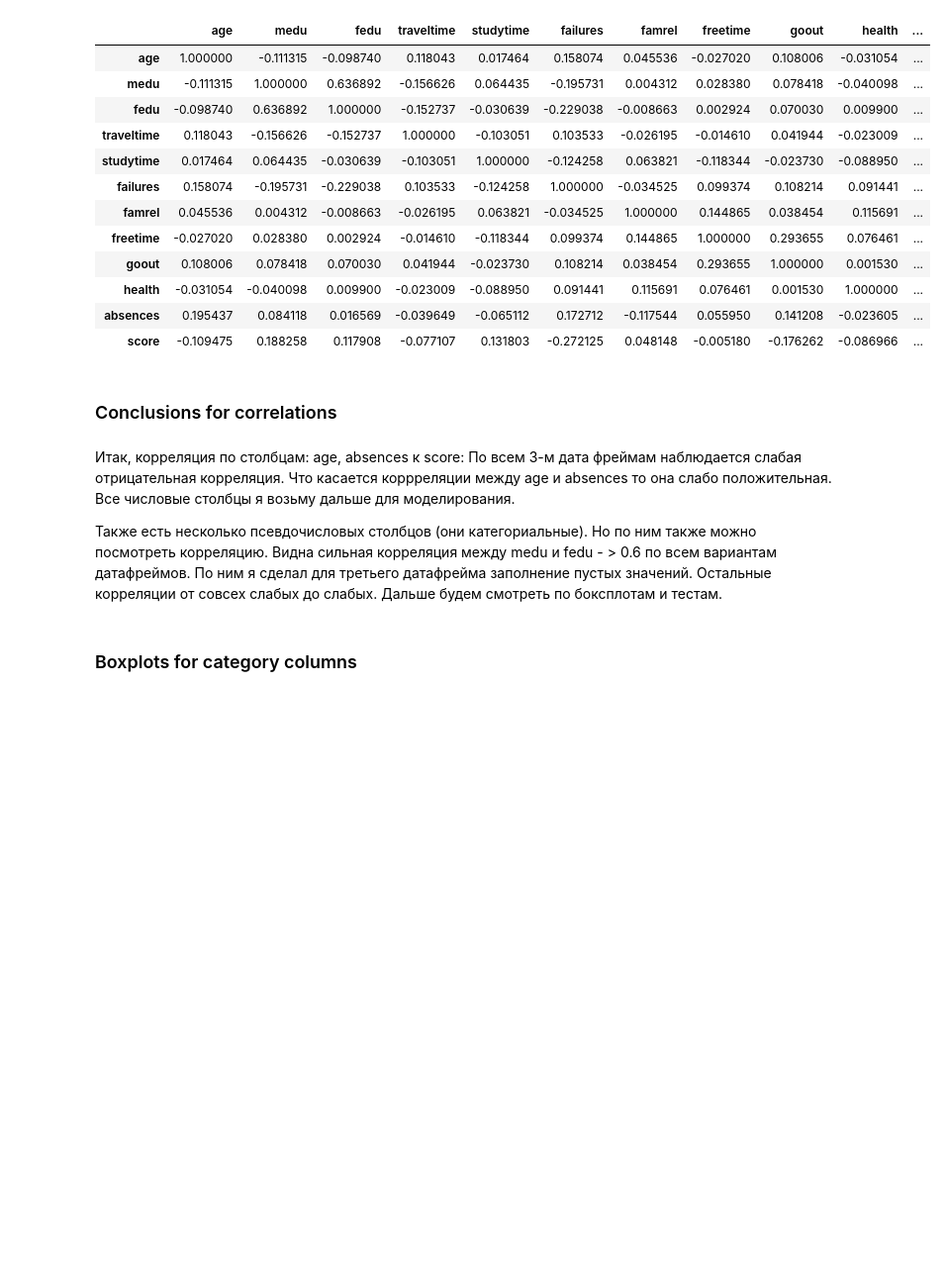
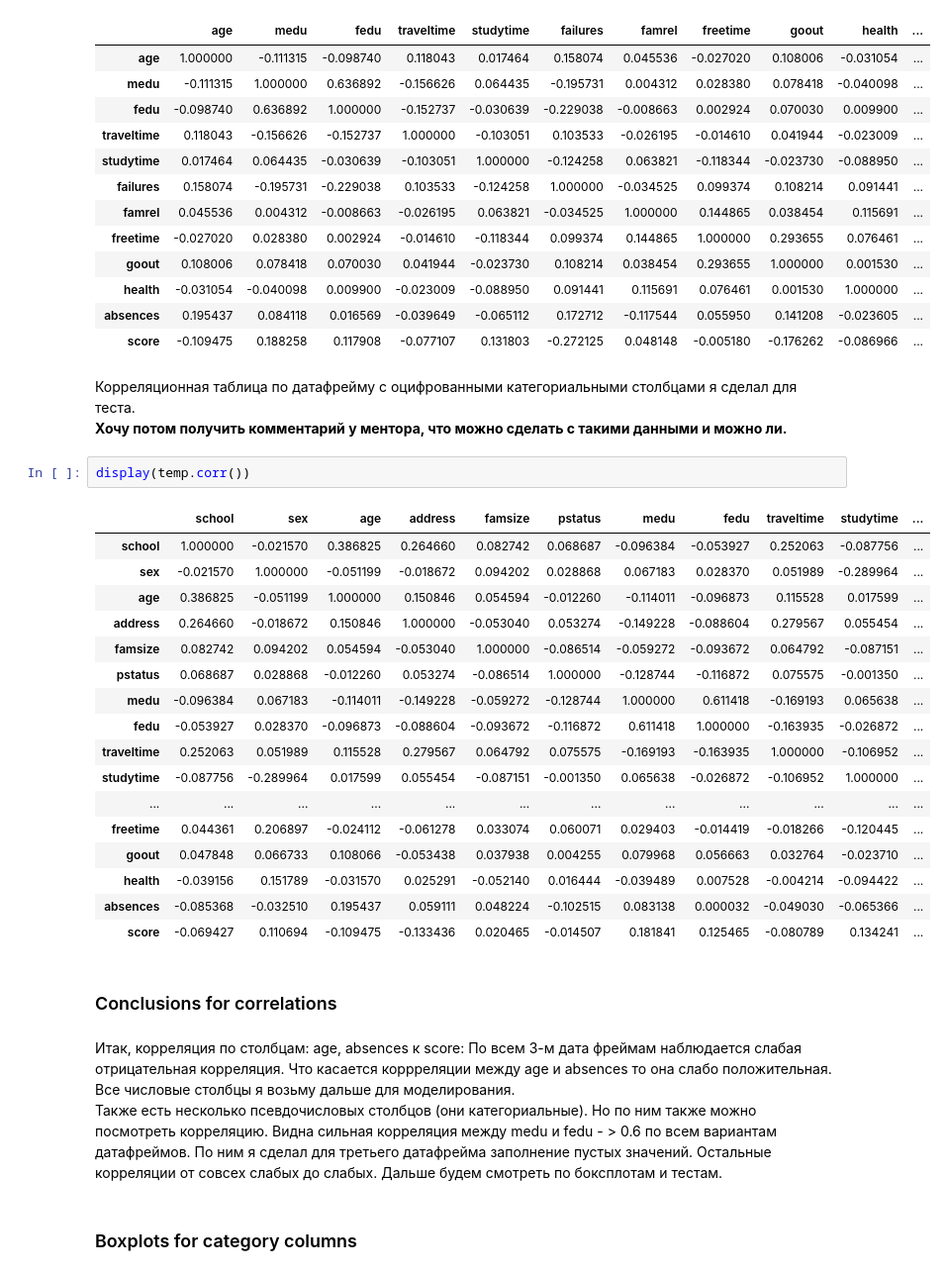
Before and after one commit to MichaelDockers/skillfactory_rds, a Jupyter notebook: module_2/module_2_stud_score.ipynb, the cells around one changed output. Shown: that part at 99% size. Saved outputs shown, nothing was run; the diff lists cells and outputs as text; blank space fills up the shorter version.

```diff
--- a/module_2/module_2_stud_score.ipynb
+++ b/module_2/module_2_stud_score.ipynb
@@ -411,12 +449,33 @@ display(df3.corr())
 | health | -0.031054 | -0.040098 | 0.009900 | -0.023009 | -0.088950 | 0.091441 | 0.115691 | 0.076461 | 0.001530 | 1.000000 | ... |
 | absences | 0.195437 | 0.084118 | 0.016569 | -0.039649 | -0.065112 | 0.172712 | -0.117544 | 0.055950 | 0.141208 | -0.023605 | ... |
 | score | -0.109475 | 0.188258 | 0.117908 | -0.077107 | 0.131803 | -0.272125 | 0.048148 | -0.005180 | -0.176262 | -0.086966 | ... |
+# %% [markdown]
+Корреляционная таблица по датафрейму с оцифрованными категориальными столбцами я сделал для теста.
+<br><b>Хочу потом получить комментарий у ментора, что можно сделать с такими данными и можно ли.
+# %%
+display(temp.corr())
+# %% [output]
+|  | school | sex | age | address | famsize | pstatus | medu | fedu | traveltime | studytime | ... |
+| school | 1.000000 | -0.021570 | 0.386825 | 0.264660 | 0.082742 | 0.068687 | -0.096384 | -0.053927 | 0.252063 | -0.087756 | ... |
+| sex | -0.021570 | 1.000000 | -0.051199 | -0.018672 | 0.094202 | 0.028868 | 0.067183 | 0.028370 | 0.051989 | -0.289964 | ... |
+| age | 0.386825 | -0.051199 | 1.000000 | 0.150846 | 0.054594 | -0.012260 | -0.114011 | -0.096873 | 0.115528 | 0.017599 | ... |
+| address | 0.264660 | -0.018672 | 0.150846 | 1.000000 | -0.053040 | 0.053274 | -0.149228 | -0.088604 | 0.279567 | 0.055454 | ... |
+| famsize | 0.082742 | 0.094202 | 0.054594 | -0.053040 | 1.000000 | -0.086514 | -0.059272 | -0.093672 | 0.064792 | -0.087151 | ... |
+| pstatus | 0.068687 | 0.028868 | -0.012260 | 0.053274 | -0.086514 | 1.000000 | -0.128744 | -0.116872 | 0.075575 | -0.001350 | ... |
+| medu | -0.096384 | 0.067183 | -0.114011 | -0.149228 | -0.059272 | -0.128744 | 1.000000 | 0.611418 | -0.169193 | 0.065638 | ... |
+| fedu | -0.053927 | 0.028370 | -0.096873 | -0.088604 | -0.093672 | -0.116872 | 0.611418 | 1.000000 | -0.163935 | -0.026872 | ... |
+| traveltime | 0.252063 | 0.051989 | 0.115528 | 0.279567 | 0.064792 | 0.075575 | -0.169193 | -0.163935 | 1.000000 | -0.106952 | ... |
+| studytime | -0.087756 | -0.289964 | 0.017599 | 0.055454 | -0.087151 | -0.001350 | 0.065638 | -0.026872 | -0.106952 | 1.000000 | ... |
+| ... | ... | ... | ... | ... | ... | ... | ... | ... | ... | ... | ... |
+| freetime | 0.044361 | 0.206897 | -0.024112 | -0.061278 | 0.033074 | 0.060071 | 0.029403 | -0.014419 | -0.018266 | -0.120445 | ... |
+| goout | 0.047848 | 0.066733 | 0.108066 | -0.053438 | 0.037938 | 0.004255 | 0.079968 | 0.056663 | 0.032764 | -0.023710 | ... |
+| health | -0.039156 | 0.151789 | -0.031570 | 0.025291 | -0.052140 | 0.016444 | -0.039489 | 0.007528 | -0.004214 | -0.094422 | ... |
+| absences | -0.085368 | -0.032510 | 0.195437 | 0.059111 | 0.048224 | -0.102515 | 0.083138 | 0.000032 | -0.049030 | -0.065366 | ... |
+| score | -0.069427 | 0.110694 | -0.109475 | -0.133436 | 0.020465 | -0.014507 | 0.181841 | 0.125465 | -0.080789 | 0.134241 | ... |
 # %% [markdown]
 ### Сonclusions for correlations
 # %% [markdown]
 Итак, корреляция по столбцам: age, absences к score:
-По всем 3-м дата фреймам наблюдается слабая отрицательная корреляция. Что касается коррреляции между age и absences то она слабо положительная. Все числовые столбцы я возьму дальше для моделирования.
-
-Также есть несколько псевдочисловых столбцов (они категориальные). Но по ним также можно посмотреть корреляцию. Видна сильная корреляция между medu и fedu - > 0.6 по всем вариантам датафреймов. По ним я сделал для третьего датафрейма заполнение пустых значений. Остальные корреляции от совсех слабых до слабых. Дальше будем смотреть по боксплотам и тестам.
+По всем 3-м дата фреймам наблюдается слабая отрицательная корреляция. Что касается коррреляции между age и absences то она слабо положительная. Все числовые столбцы я возьму дальше для моделирования.<br>Также есть несколько псевдочисловых столбцов (они категориальные). Но по ним также можно посмотреть корреляцию. Видна сильная корреляция между medu и fedu - > 0.6 по всем вариантам датафреймов. По ним я сделал для третьего датафрейма заполнение пустых значений. Остальные корреляции от совсех слабых до слабых. Дальше будем смотреть по боксплотам и тестам.
 # %% [markdown]
 ### Boxplots for category columns
```
Also changed, not shown: parts of 32 cells of this notebook, 1 other file.
